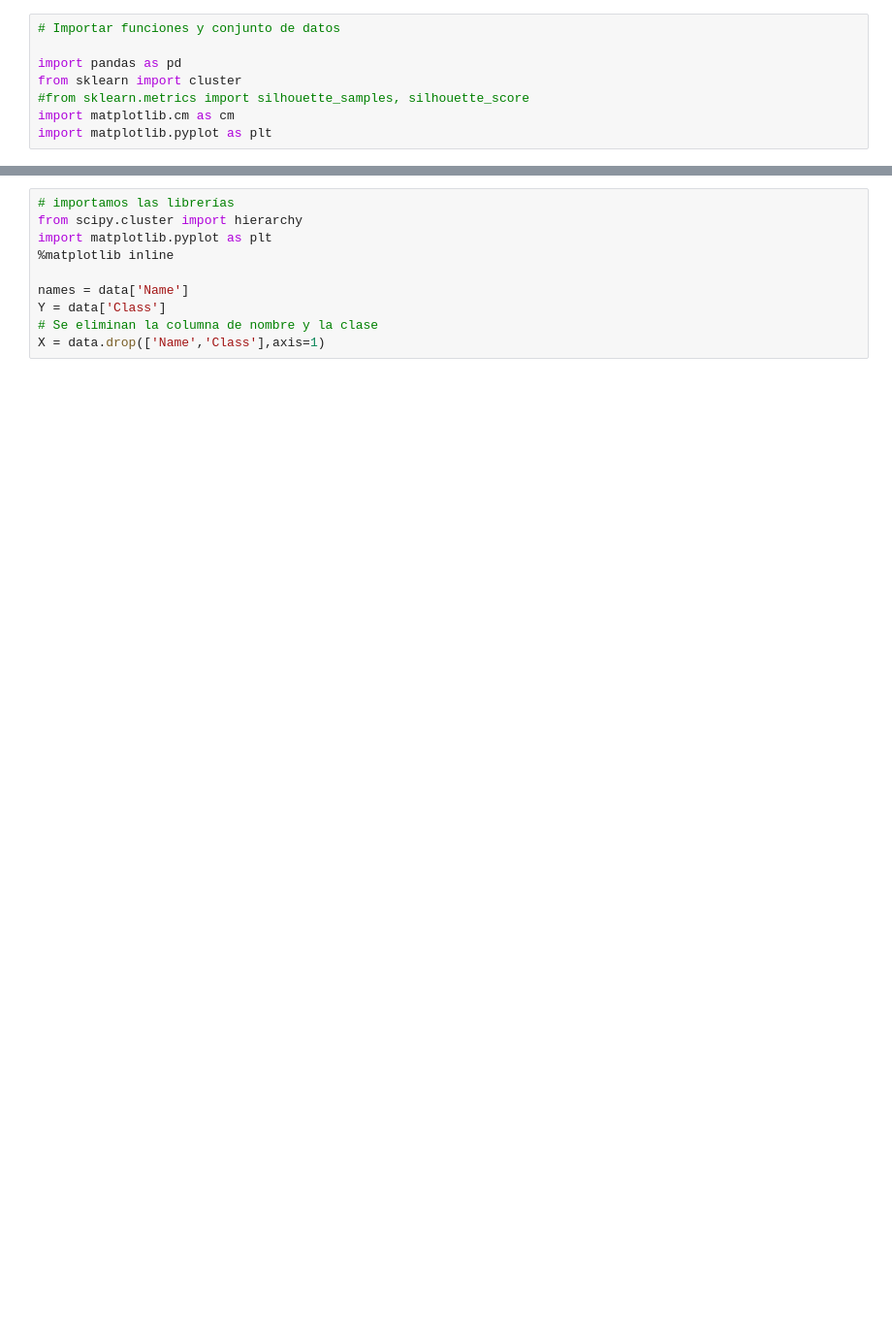
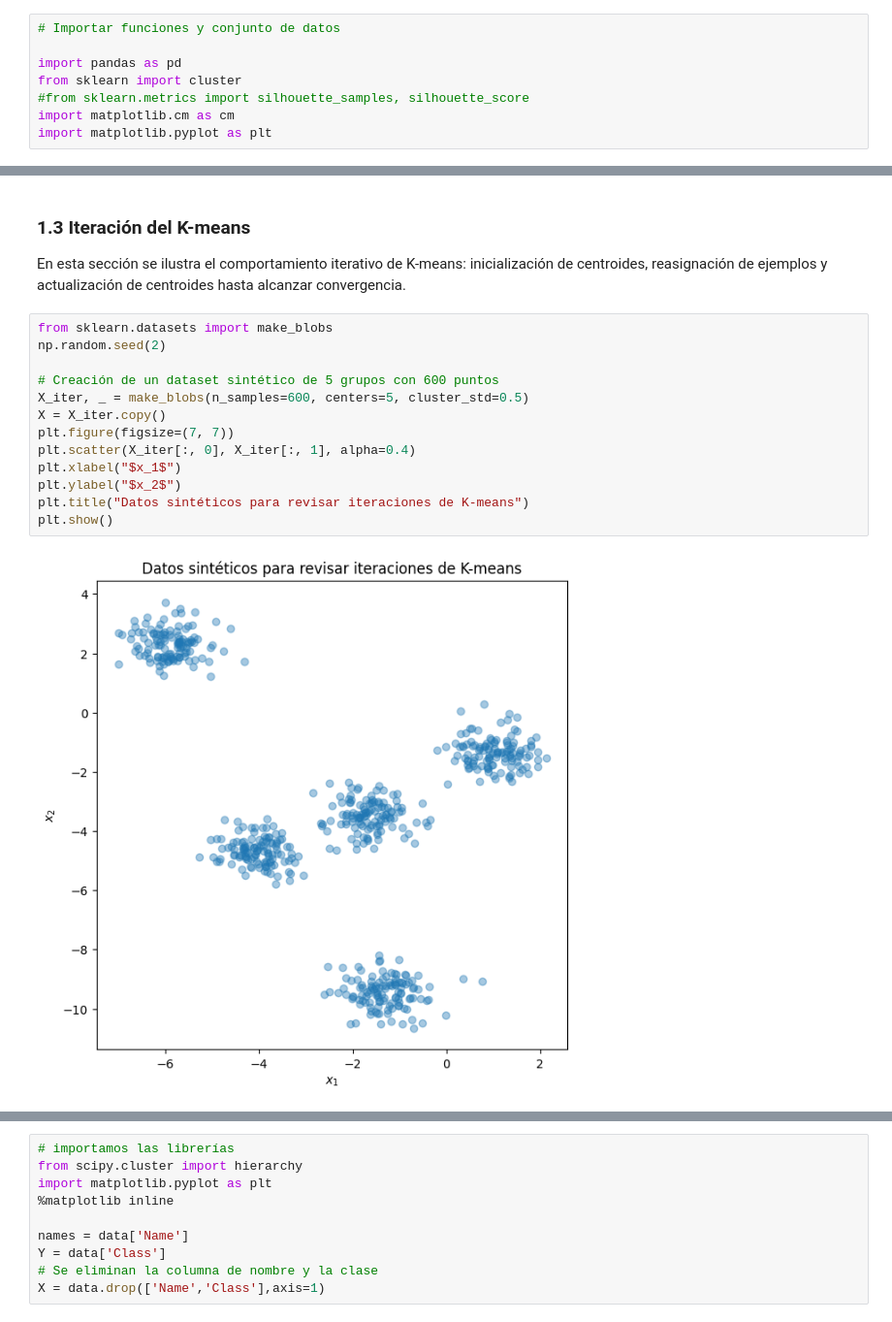
Before and after one commit to Locotin/data-mining, a Jupyter notebook: Actividades/Taller Agrupación/agrupacionMD.ipynb, the cells around one changed output, grey strips where cells are left out. Shown at 97% size. Drawn from its saved outputs; the diff is of its cells as text; blank space fills up the shorter version.

```diff
--- a/Actividades/Taller Agrupación/agrupacionMD.ipynb
+++ b/Actividades/Taller Agrupación/agrupacionMD.ipynb
@@ -250,0 +223,19 @@ Usaremos un dataset de vertebrados (ejemplo de TAN) usado para clasificación. S
+# %% [markdown]
+### 1.3 Iteración del K-means
+
+En esta sección se ilustra el comportamiento iterativo de K-means: inicialización de centroides, reasignación de ejemplos y actualización de centroides hasta alcanzar convergencia.
+# %%
+from sklearn.datasets import make_blobs
+np.random.seed(2)
+
+# Creación de un dataset sintético de 5 grupos con 600 puntos
+X_iter, _ = make_blobs(n_samples=600, centers=5, cluster_std=0.5)
+X = X_iter.copy()
+plt.figure(figsize=(7, 7))
+plt.scatter(X_iter[:, 0], X_iter[:, 1], alpha=0.4)
+plt.xlabel("$x_1$")
+plt.ylabel("$x_2$")
+plt.title("Datos sintéticos para revisar iteraciones de K-means")
+plt.show()
+# %% [output]
+[figure, added]
```
Also changed, not shown: parts of 91 cells of this notebook, 3 other files.
